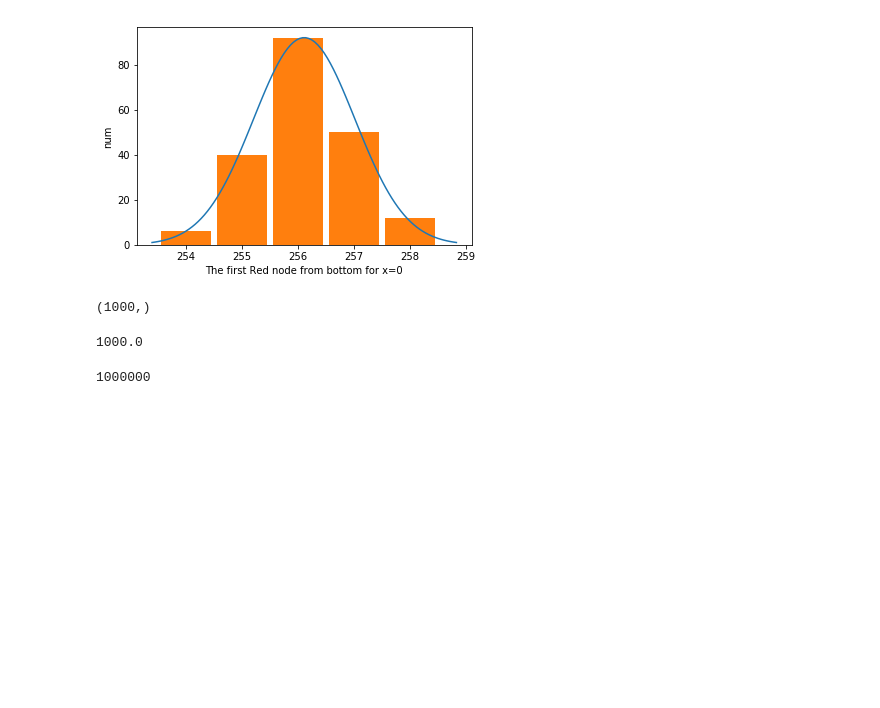
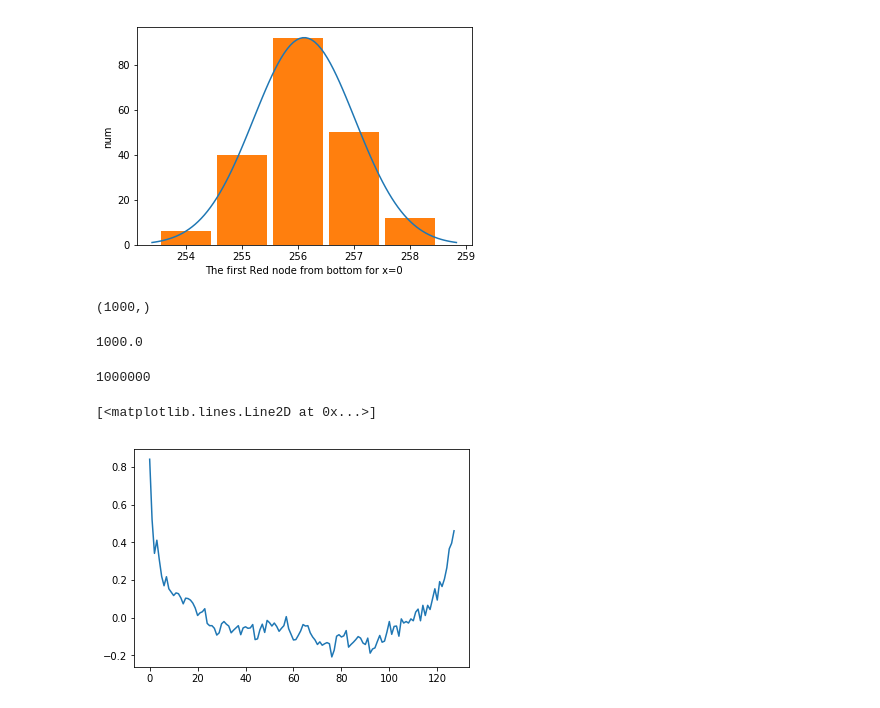
Before and after one commit to daniellengyel/Competitive-Erosion, a Jupyter notebook: Visualization.ipynb, the cells around one changed output. Saved outputs shown, nothing was run; the diff lists cells and outputs as text; code cells hidden in the pictures; blank space fills up the shorter version.

```diff
--- a/Visualization.ipynb
+++ b/Visualization.ipynb
@@ -72,3 +72,11 @@ fluctuations.shape
 200*5000
 # %% [output]
 1000000
+# %%
+corr = [0.842, 0.522, 0.342, 0.412, 0.31, 0.22, 0.17, 0.218, 0.154, 0.136, 0.118, 0.132, 0.128, 0.106, 0.074, 0.104, 0.102, 0.094, 0.078, 0.052, 0.012, 0.026, 0.032, 0.048, -0.03, -0.042, -0.042, -0.056, -0.092, -0.08, -0.032, -0.02, -0.034, -0.044, -0.08, -0.066, -0.054, -0.042, -0.09, -0.054, -0.048, -0.056, -0.054, -0.036, -0.116, -0.112, -0.064, -0.034, -0.078, -0.014, -0.026, -0.044, -0.028, -0.046, -0.072, -0.056, -0.042, 0.006, -0.058, -0.088, -0.118, -0.116, -0.094, -0.07, -0.036, -0.044, -0.042, -0.08, -0.102, -0.118, -0.142, -0.128, -0.146, -0.138, -0.132, -0.138, -0.208, -0.172, -0.098, -0.09, -0.102, -0.096, -0.068, -0.156, -0.142, -0.13, -0.116, -0.1, -0.108, -0.134, -0.142, -0.108, -0.188, -0.166, -0.16, -0.126, -0.094, -0.13, -0.124, -0.076, -0.02, -0.088, -0.046, -0.044, -0.098, -0.006, -0.028, -0.02, -0.028, -0.006, -0.016, 0.03, 0.046, -0.016, 0.066, 0.012, 0.066, 0.044, 0.098, 0.154, 0.094, 0.192, 0.166, 0.206, 0.266, 0.366, 0.396, 0.462,
+]
+# %%
+plt.plot(list(range(0, len(corr))), corr)
+# %% [output]
+[<matplotlib.lines.Line2D at 0x...>]
+[figure, added]
```
Also changed, not shown: 29 other files.
